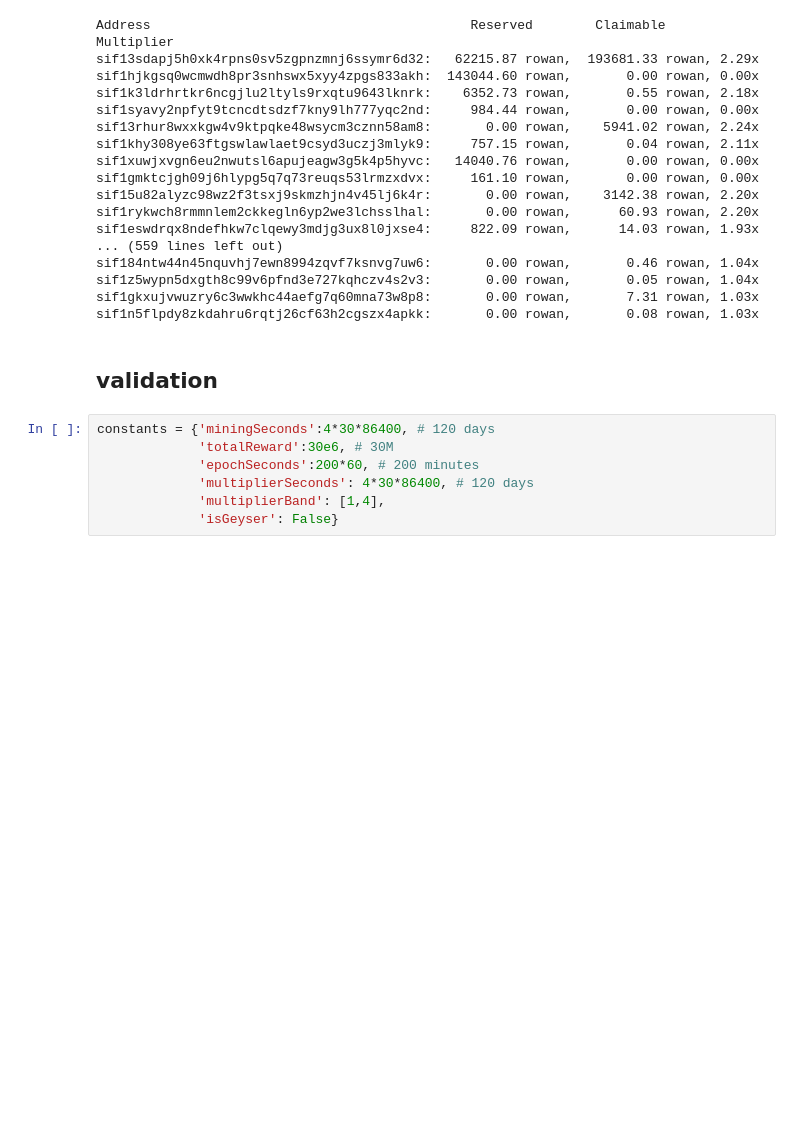
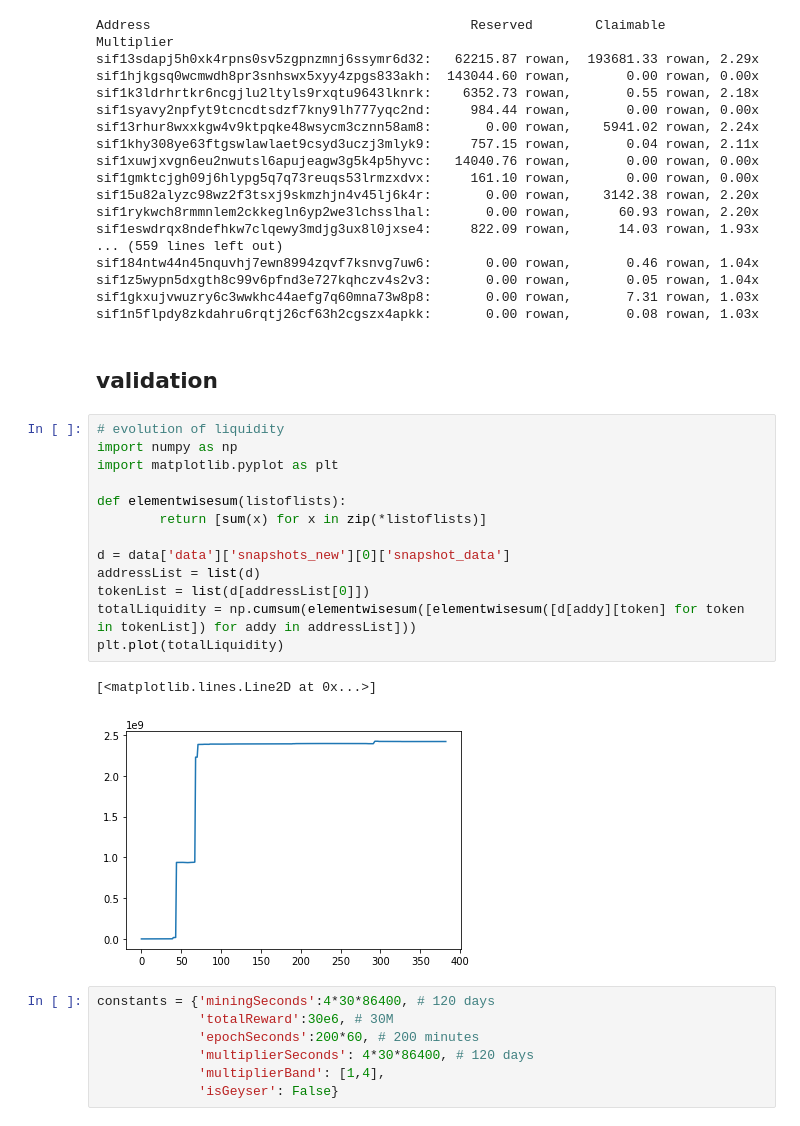
Before and after one commit to Sifchain/cryptoeconomics, a Jupyter notebook: demo_getUserAccReward.ipynb, the cells around one changed output. Drawn from its saved outputs; the diff is of its cells as text; blank space fills up the shorter version.

Commit message:
Add liquidity evolution

```diff
--- a/demo_getUserAccReward.ipynb
+++ b/demo_getUserAccReward.ipynb
@@ -65,6 +65,22 @@ sif1gkxujvwuzry6c3wwkhc44aefg7q60mna73w8p8:       0.00 rowan,       7.31 rowan,
 sif1n5flpdy8zkdahru6rqtj26cf63h2cgszx4apkk:       0.00 rowan,       0.08 rowan, 1.03x
 # %% [markdown]
 ## validation
+# %%
+# evolution of liquidity
+import numpy as np
+import matplotlib.pyplot as plt
+
+def elementwisesum(listoflists):
+        return [sum(x) for x in zip(*listoflists)]
+
+d = data['data']['snapshots_new'][0]['snapshot_data']
+addressList = list(d)
+tokenList = list(d[addressList[0]])
+totalLiquidity = np.cumsum(elementwisesum([elementwisesum([d[addy][token] for token in tokenList]) for addy in addressList]))
+plt.plot(totalLiquidity)
+# %% [output]
+[<matplotlib.lines.Line2D at 0x...>]
+[figure, added]
 # %%
 constants = {'miningSeconds':4*30*86400, # 120 days
              'totalReward':30e6, # 30M
```
